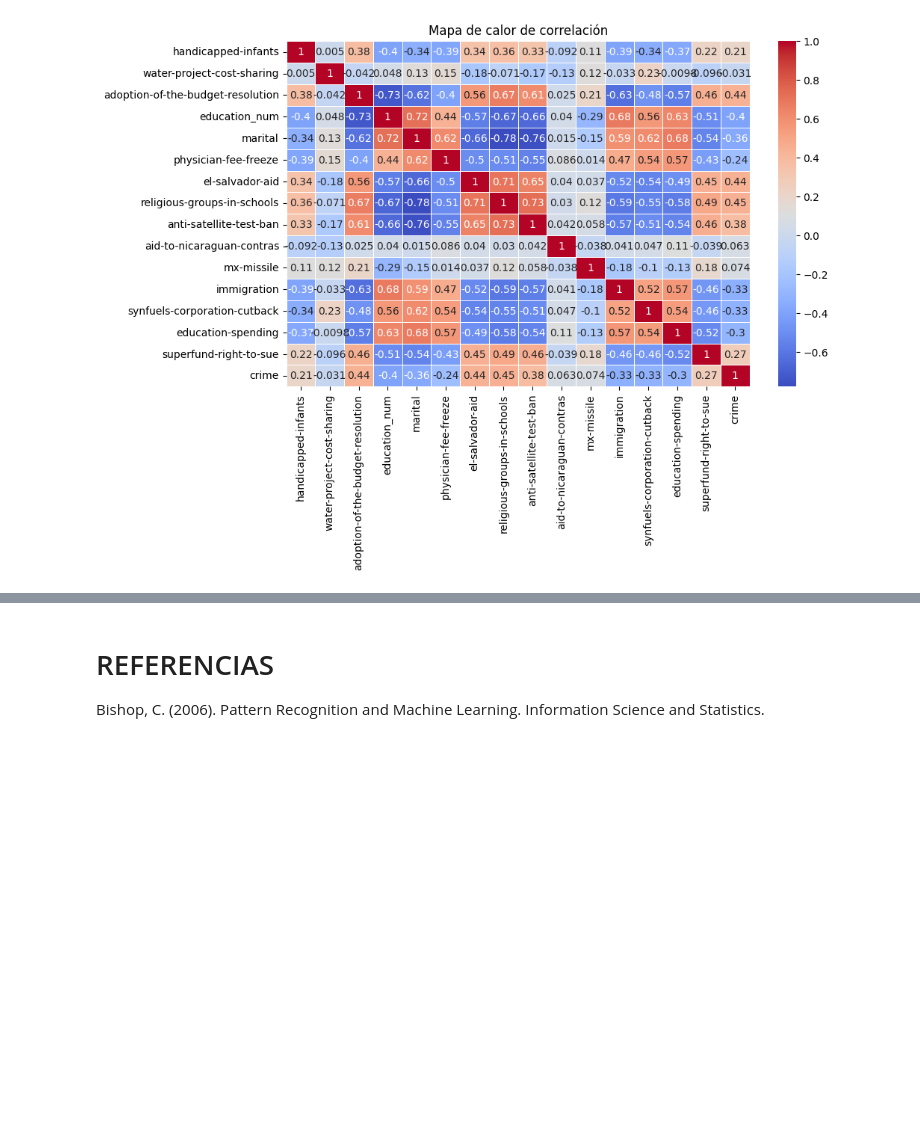
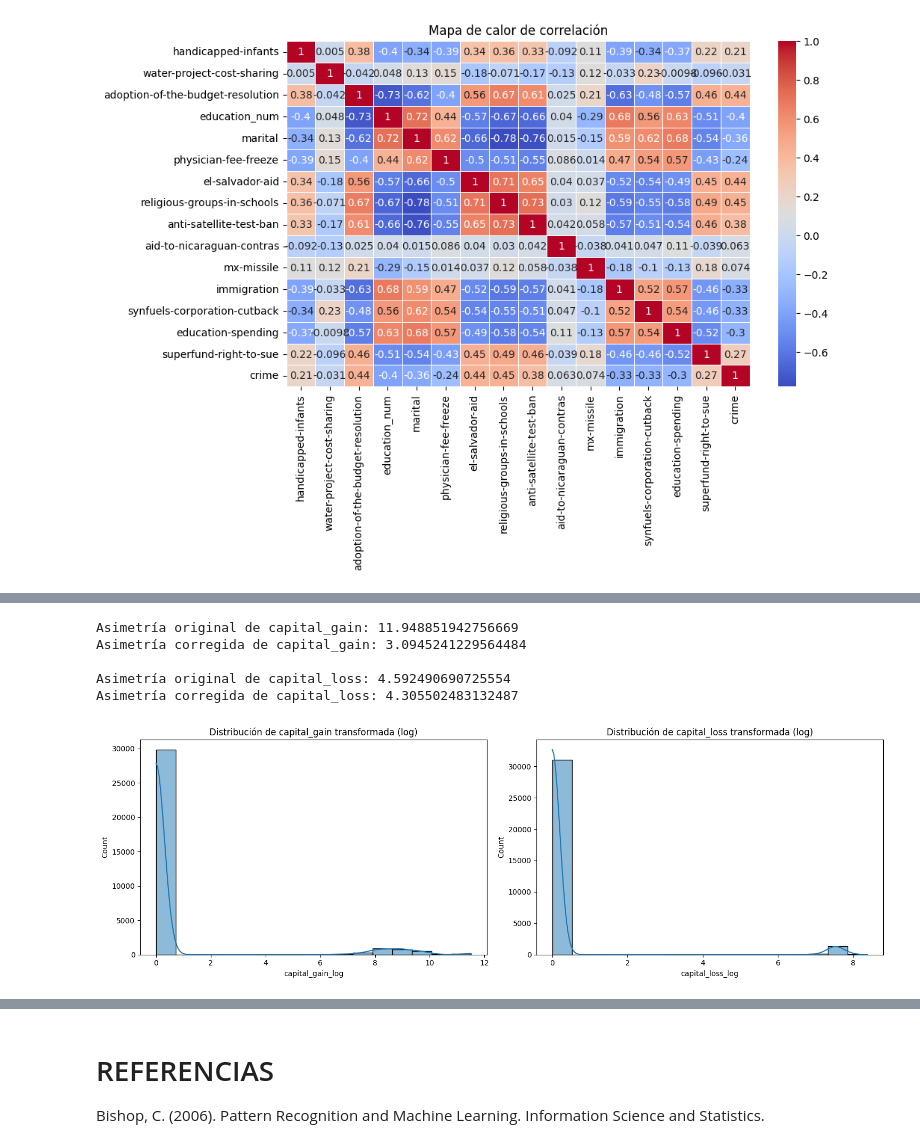
Before and after one commit to Jassonsan/MachineLearning, a Jupyter notebook: MORA_JASSON_ML_CLASS_02.ipynb, the cells around one changed output, grey strips where cells are left out. Drawn from its saved outputs; the diff is of its cells as text; code cells hidden in the pictures; blank space fills up the shorter version.

```diff
--- a/MORA_JASSON_ML_CLASS_02.ipynb
+++ b/MORA_JASSON_ML_CLASS_02.ipynb
@@ -215,0 +344,30 @@ plt.show()
+# %%
+# Crear una figura con dos subplots
+fig, (ax1, ax2) = plt.subplots(1, 2, figsize=(15, 5))
+
+# Capital Gain
+print("Asimetría original de capital_gain:", skew(df_adult['capital_gain']))
+df_adult['capital_gain_log'] = np.log(df_adult['capital_gain'] + 1)
+print("Asimetría corregida de capital_gain:", skew(df_adult['capital_gain_log']))
+
+# Capital Loss
+print("\nAsimetría original de capital_loss:", skew(df_adult['capital_loss']))
+df_adult['capital_loss_log'] = np.log(df_adult['capital_loss'] + 1)
+print("Asimetría corregida de capital_loss:", skew(df_adult['capital_loss_log']))
+
+# Gráficos
+sns.histplot(df_adult['capital_gain_log'], kde=True, ax=ax1)
+ax1.set_title("Distribución de capital_gain transformada (log)")
+
+sns.histplot(df_adult['capital_loss_log'], kde=True, ax=ax2)
+ax2.set_title("Distribución de capital_loss transformada (log)")
+
+plt.tight_layout()
+plt.show()
+# %% [output]
+Asimetría original de capital_gain: 11.948851942756669
+Asimetría corregida de capital_gain: 3.0945241229564484
+
+Asimetría original de capital_loss: 4.592490690725554
+Asimetría corregida de capital_loss: 4.305502483132487
+[figure, added]
```
Also changed, not shown: parts of 15 cells of this notebook.
